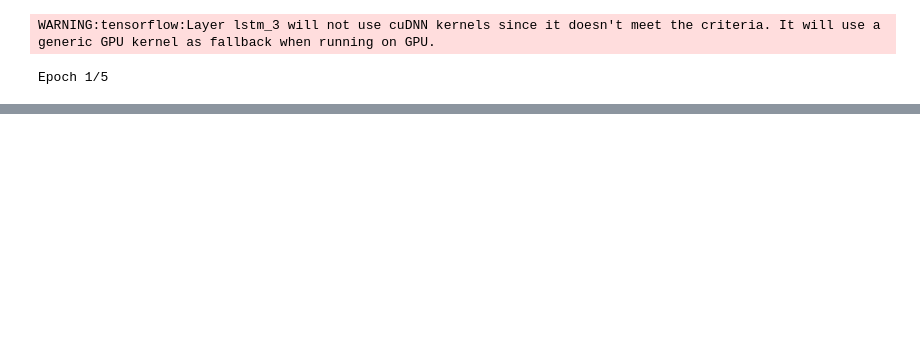
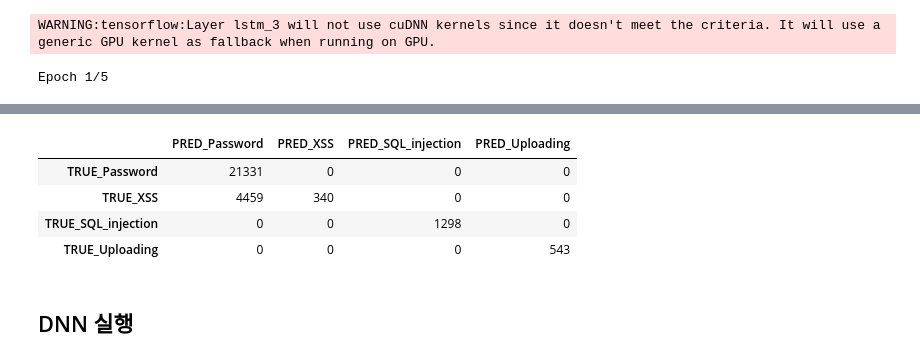
Before and after one commit to explainpark101/KU-ML-EndTerm-project, a Jupyter notebook: 03 tensorflow.ipynb, the cells around one changed output, grey strips where cells are left out. Saved outputs shown, nothing was run; the diff lists cells and outputs as text; code cells hidden in the pictures; blank space fills up the shorter version.

```diff
--- a/03 tensorflow.ipynb
+++ b/03 tensorflow.ipynb
@@ -84,3 +148,5 @@ def to_onehot(x):
     l = [0 for _ in range(labels.__len__())]
     l[labels[x]] = 1
     return l
+test_X, test_Y = test.drop(["Attack_type"], axis="columns"), np.stack(test["Attack_type"].apply(to_onehot))
+train_X, train_Y =  train.drop(["Attack_type"], axis="columns"), np.stack(train["Attack_type"].apply(to_onehot))
@@ -87,6 +155,6 @@ def to_onehot(x):
 # %%
-payload_test_X ,RNN_test_X, test_X, test_Y =  np.stack(test["tcp.payload"]),np.stack(test["http.data"]), test.drop(["Attack_type", "http.data"], axis="columns"), np.stack(test["Attack_type"].apply(to_onehot))
-payload_train_X ,RNN_train_X, train_X, train_Y =  np.stack(train["tcp.payload"]),np.stack(train["http.data"]), train.drop(["Attack_type", "http.data"], axis="columns"), np.stack(train["Attack_type"].apply(to_onehot))
+payload_test_X ,RNN_test_X =  np.stack(test["tcp.payload"]),np.stack(test["http.data"])
+payload_train_X ,RNN_train_X =  np.stack(train["tcp.payload"]),np.stack(train["http.data"])
 # %%
 vocab_size = tokenizer.word_index.keys().__len__()
 input_dim = RNN_train_X.shape[1]
@@ -99,25 +167,26 @@ input_dim = RNN_train_X.shape[1]
 # keras.layers.Dense(3, activation="softmax")
 # ]
 import os
-RNN_MODEL_PATH:str = "logs/http_data_RNN.model"
-if "http_data_RNN.model.zip" in os.listdir(os.getcwd()):
+RNN_MODEL_PATH:str = "http_data_RNN.model"
+FORCE_TRAIN = True
+if "http_data_RNN.model.zip" in os.listdir(os.getcwd()) and not FORCE_TRAIN:
     unzip(f"{RNN_MODEL_PATH}.zip", f"{RNN_MODEL_PATH}")
     RNN_model = keras.models.load_model(f"{RNN_MODEL_PATH}")
 else:
     RNN_model = keras.Sequential(
         layers = [
             keras.layers.Embedding(vocab_size, 128, input_length=input_dim),
-            keras.layers.LSTM(128, dropout=0.7, recurrent_dropout=0.7),
+            keras.layers.LSTM(128, dropout=0.7, activation="tanh"),
             keras.layers.Dense(100, activation="relu"),
             keras.layers.Dense(4, activation='softmax'),
         ]
     )
     RNN_model.compile(
-        loss=tf.keras.losses.CategoricalCrossentropy(from_logits=True),
+        loss=tf.keras.losses.CategoricalCrossentropy(),
         optimizer=tf.keras.optimizers.Adam(learning_rate=.005),
         metrics=["accuracy"],
     )
-    RNN_model.fit(RNN_train_X, train_Y, epochs=5, batch_size=128)
+    RNN_model.fit(RNN_train_X, train_Y, epochs=10, batch_size=128)
     RNN_model.save("http_data_RNN.model")
     zipFile("http_data_RNN.model")
 # %% [output]
@@ -184,5 +259,11 @@ recall_score(np.argmax(test_Y, axis=1), np.argmax(file_data_prediction, axis=1),
 # %%
-confusion_matrix(np.argmax(test_Y, axis=1), np.argmax(file_data_prediction, axis=1))
+pd.DataFrame(confusion_matrix(np.argmax(test_Y, axis=1), np.argmax(file_data_prediction, axis=1)),index="TRUE_"+pd.Series(labels.keys()), columns="PRED_"+pd.Series(labels.keys()))
+# %% [output]
+|  | PRED_Password | PRED_XSS | PRED_SQL_injection | PRED_Uploading |
+| TRUE_Password | 21331 | 0 | 0 | 0 |
+| TRUE_XSS | 4459 | 340 | 0 | 0 |
+| TRUE_SQL_injection | 0 | 0 | 1298 | 0 |
+| TRUE_Uploading | 0 | 0 | 0 | 543 |
 # %%
 # tcp.payload Prediction
 precision_score(np.argmax(test_Y, axis=1), np.argmax(payload_prediction, axis=1), average="macro")
@@ -190,0 +277,2 @@ recall_score(np.argmax(test_Y, axis=1), np.argmax(payload_prediction, axis=1), a
+# %% [markdown]
+## DNN 실행
```
Also changed, not shown: parts of 32 cells of this notebook.
